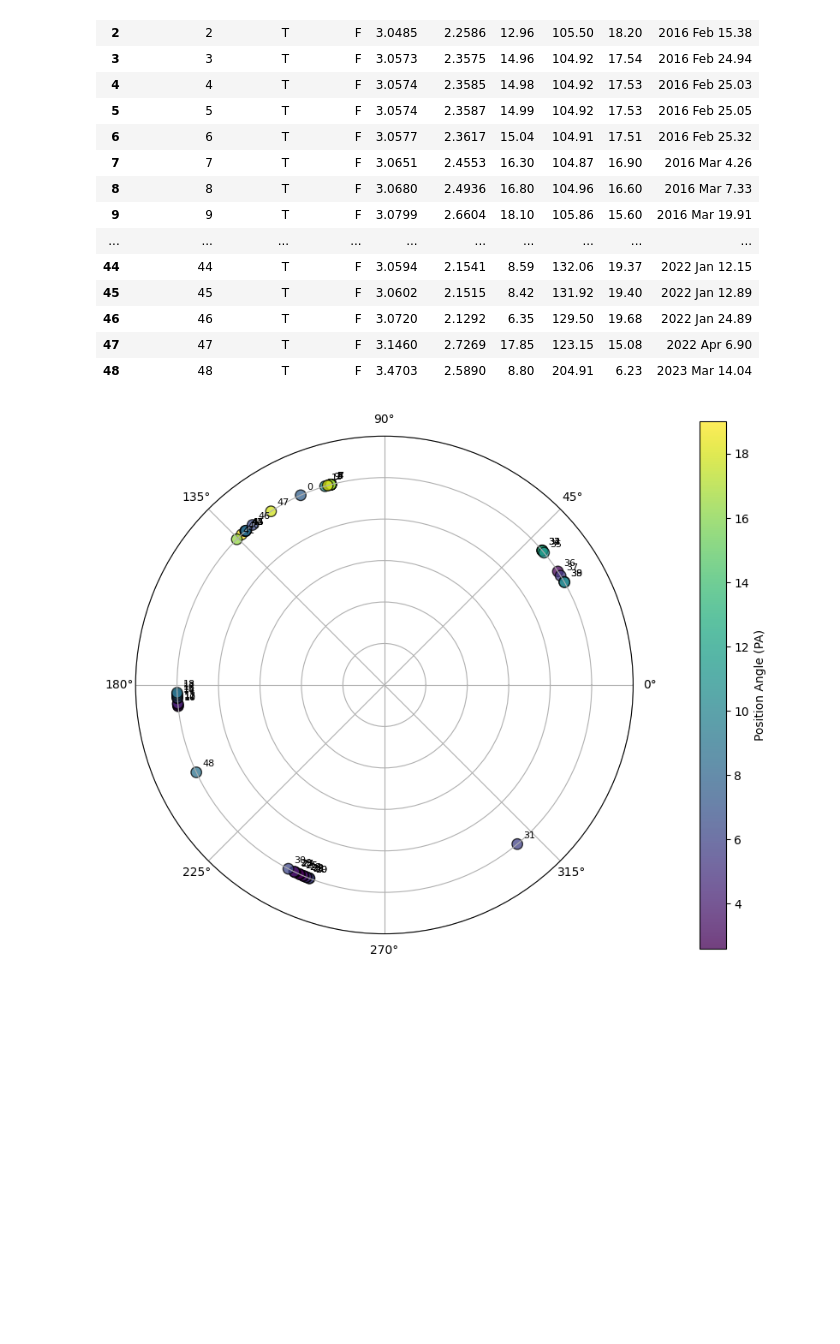
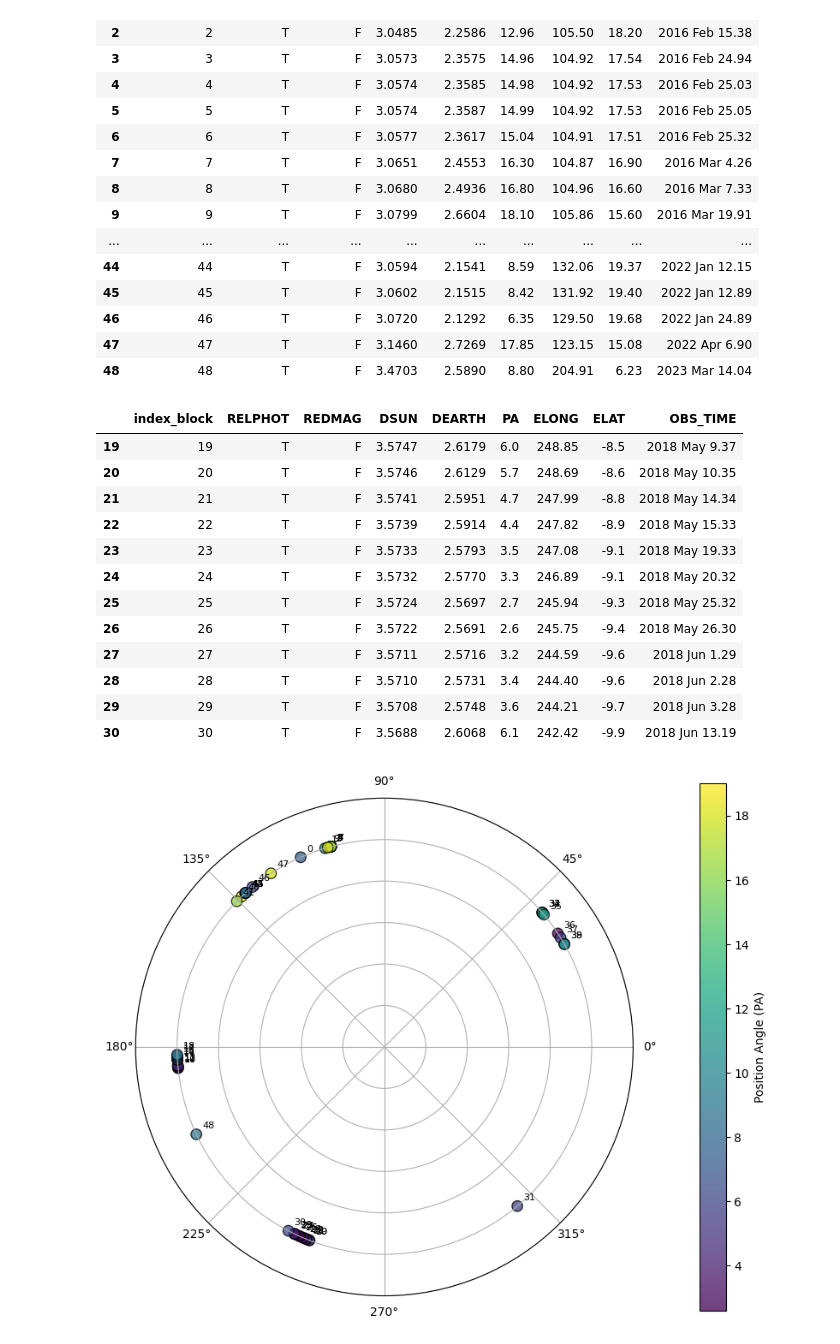
Before and after one commit to ASTR0MNSTR/univ_codes, a Jupyter notebook: 2025_2026/04-asteroids/polar/polar.ipynb, the cells around one changed output. Saved outputs shown, nothing was run; the diff lists cells and outputs as text; code cells hidden in the pictures; blank space fills up the shorter version.

```diff
--- a/2025_2026/04-asteroids/polar/polar.ipynb
+++ b/2025_2026/04-asteroids/polar/polar.ipynb
@@ -24,6 +24,24 @@ df
 | 46 | 46 | T | F | 3.0720 | 2.1292 | 6.35 | 129.50 | 19.68 | 2022 Jan 24.89 |
 | 47 | 47 | T | F | 3.1460 | 2.7269 | 17.85 | 123.15 | 15.08 | 2022 Apr 6.90 |
 | 48 | 48 | T | F | 3.4703 | 2.5890 | 8.80 | 204.91 | 6.23 | 2023 Mar 14.04 |
+# %%
+df = df.query("ELONG > 225 & ELONG < 270")
+
+df
+# %% [output]
+|  | index_block | RELPHOT | REDMAG | DSUN | DEARTH | PA | ELONG | ELAT | OBS_TIME |
+| 19 | 19 | T | F | 3.5747 | 2.6179 | 6.0 | 248.85 | -8.5 | 2018 May 9.37 |
+| 20 | 20 | T | F | 3.5746 | 2.6129 | 5.7 | 248.69 | -8.6 | 2018 May 10.35 |
+| 21 | 21 | T | F | 3.5741 | 2.5951 | 4.7 | 247.99 | -8.8 | 2018 May 14.34 |
+| 22 | 22 | T | F | 3.5739 | 2.5914 | 4.4 | 247.82 | -8.9 | 2018 May 15.33 |
+| 23 | 23 | T | F | 3.5733 | 2.5793 | 3.5 | 247.08 | -9.1 | 2018 May 19.33 |
+| 24 | 24 | T | F | 3.5732 | 2.5770 | 3.3 | 246.89 | -9.1 | 2018 May 20.32 |
+| 25 | 25 | T | F | 3.5724 | 2.5697 | 2.7 | 245.94 | -9.3 | 2018 May 25.32 |
+| 26 | 26 | T | F | 3.5722 | 2.5691 | 2.6 | 245.75 | -9.4 | 2018 May 26.30 |
+| 27 | 27 | T | F | 3.5711 | 2.5716 | 3.2 | 244.59 | -9.6 | 2018 Jun 1.29 |
+| 28 | 28 | T | F | 3.5710 | 2.5731 | 3.4 | 244.40 | -9.6 | 2018 Jun 2.28 |
+| 29 | 29 | T | F | 3.5708 | 2.5748 | 3.6 | 244.21 | -9.7 | 2018 Jun 3.28 |
+| 30 | 30 | T | F | 3.5688 | 2.6068 | 6.1 | 242.42 | -9.9 | 2018 Jun 13.19 |
 # %%
 # 2. Define coordinates and colors
 # Radius is fixed at 1
```
Also changed, not shown: parts of 1 cell of this notebook, 3 other files.
